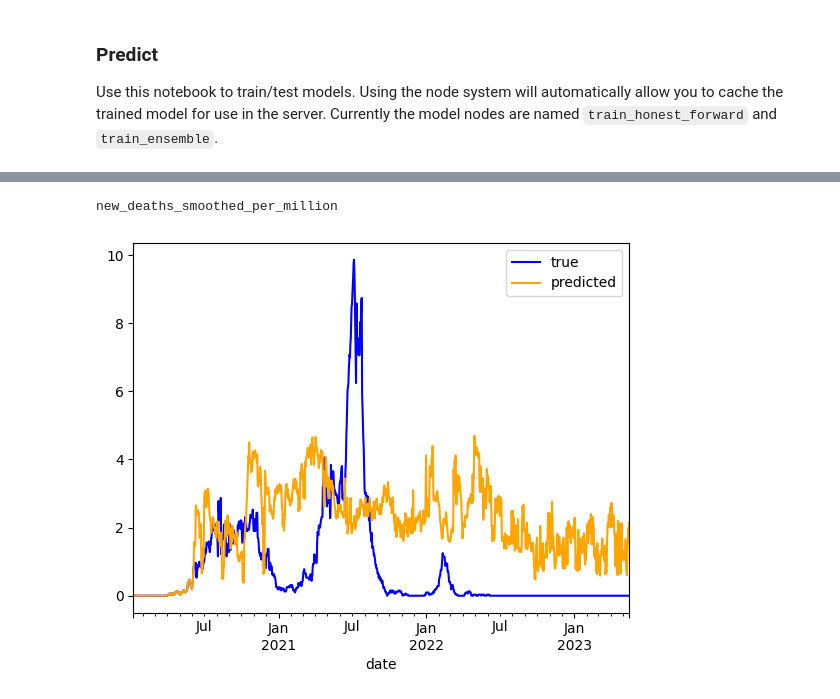
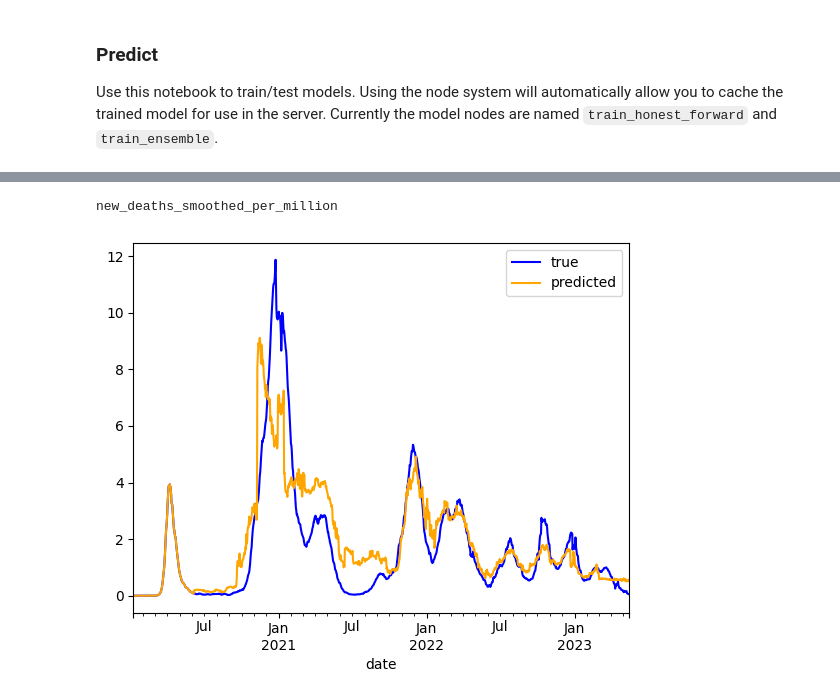
Before and after one commit to armsp/BDPP-23-Covid-Project, a Jupyter notebook: work/project/predict_h.ipynb, the cells around one changed output, grey strips where cells are left out. Saved outputs shown, nothing was run; the diff lists cells and outputs as text; code cells hidden in the pictures.

```diff
--- a/work/project/predict_h.ipynb
+++ b/work/project/predict_h.ipynb
@@ -16,32 +18,32 @@ import matplotlib.pyplot as plt
 from tqdm import tqdm
 import sys
 import require
 
 data_for_country = require.single( "data_for_country" )
 crop_to_valid_range = require.single( "crop_to_valid_range" )
-df = crop_to_valid_range( data_for_country.get_result( "Oman" ))
+df = crop_to_valid_range( data_for_country.get_result( "Germany" ))
 
 time_range = slice( 0, None )
 column_name = "new_deaths_smoothed_per_million"
 column = df.columns.tolist( ).index( column_name )
 
 start = 138
 with tqdm( file = sys.stdout, total = 1.0, desc = "inference" ) as bar:
 
     df_pred = model.predict_replace( df, start = start, callback = lambda p: bar.update( p - bar.n ))
 
 assert not df.isna( ).any( ).any( )
 assert not df_pred.isna( ).any( ).any( )
 
 df.iloc[ time_range, column ].plot( color = "blue" )
 df_pred.iloc[ time_range, column ].plot( color = "orange" )
 
 
 line = lambda color, label: plt.Line2D([ ], [ ], color = color, label = label )
 h = [ line( "blue", "true" ), line( "orange", "predicted" )]
 
 plt.legend( handles = h )
 print( df_pred.columns[ column ])
 # %% [output]
 new_deaths_smoothed_per_million
-[figure, old version]
+[figure, new version]
```
Also changed, not shown: parts of 1 cell of this notebook, 17 other files.
